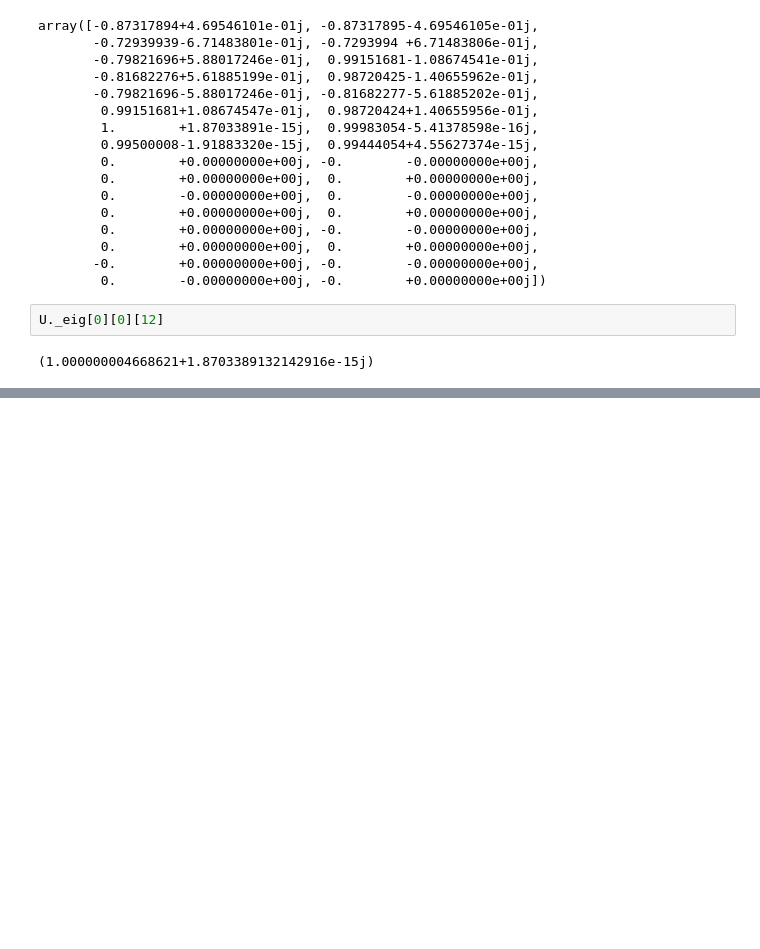
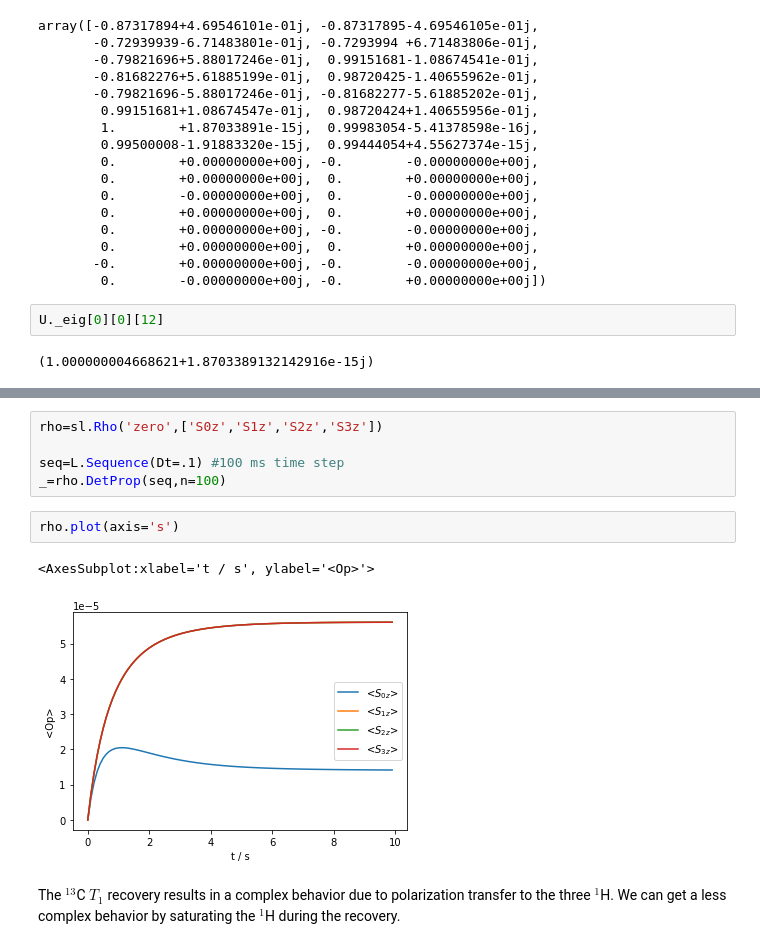
Before and after one commit to alsinmr/SLEEPY_tutorial, a Jupyter notebook: Chapters/Chapter3/Ch3_T1_NOE.ipynb, the cells around one changed output, grey strips where cells are left out. Saved outputs shown, nothing was run; the diff lists cells and outputs as text; blank space fills up the shorter version.

```diff
--- a/Chapters/Chapter3/Ch3_T1_NOE.ipynb
+++ b/Chapters/Chapter3/Ch3_T1_NOE.ipynb
@@ -116,0 +168,12 @@ U._eig[0][0][12]
+# %%
+rho=sl.Rho('zero',['S0z','S1z','S2z','S3z'])
+
+seq=L.Sequence(Dt=.1) #100 ms time step
+_=rho.DetProp(seq,n=100)
+# %%
+rho.plot(axis='s')
+# %% [output]
+<AxesSubplot:xlabel='t / s', ylabel='<Op>'>
+[figure, added]
+# %% [markdown]
+The $^13$C $T_1$ recovery results in a complex behavior due to polarization transfer to the three $^1$H. We can get a less complex behavior by saturating the $^1$H during the recovery.
```
Also changed, not shown: parts of 22 cells of this notebook, 1 other file.
